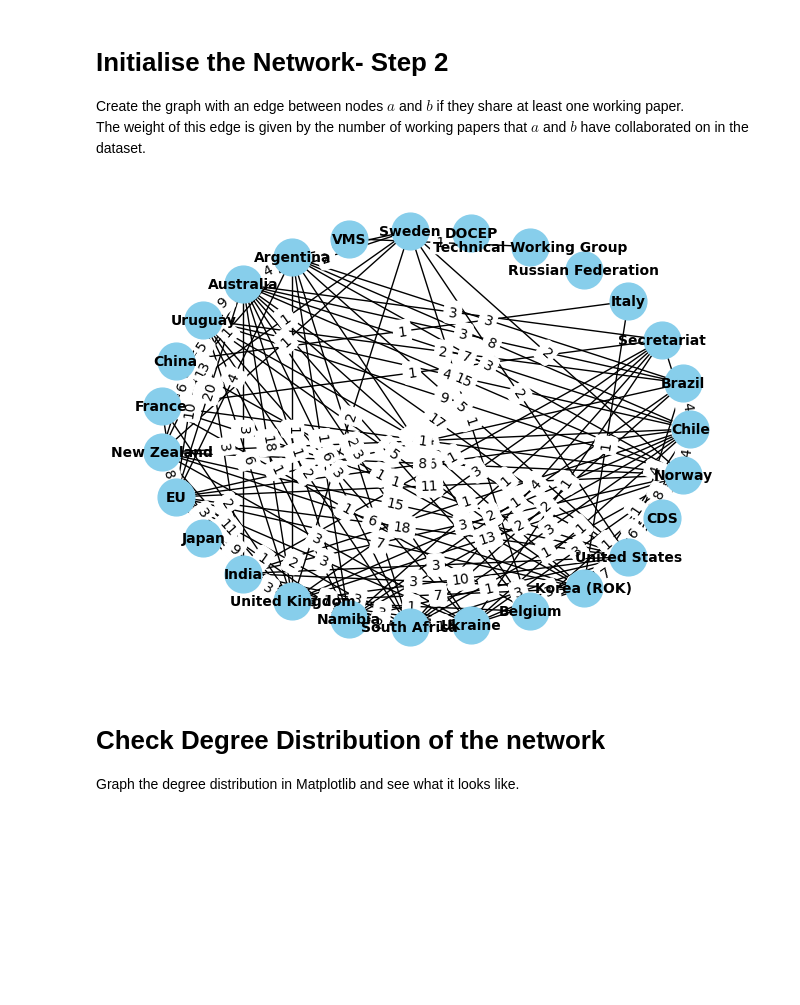
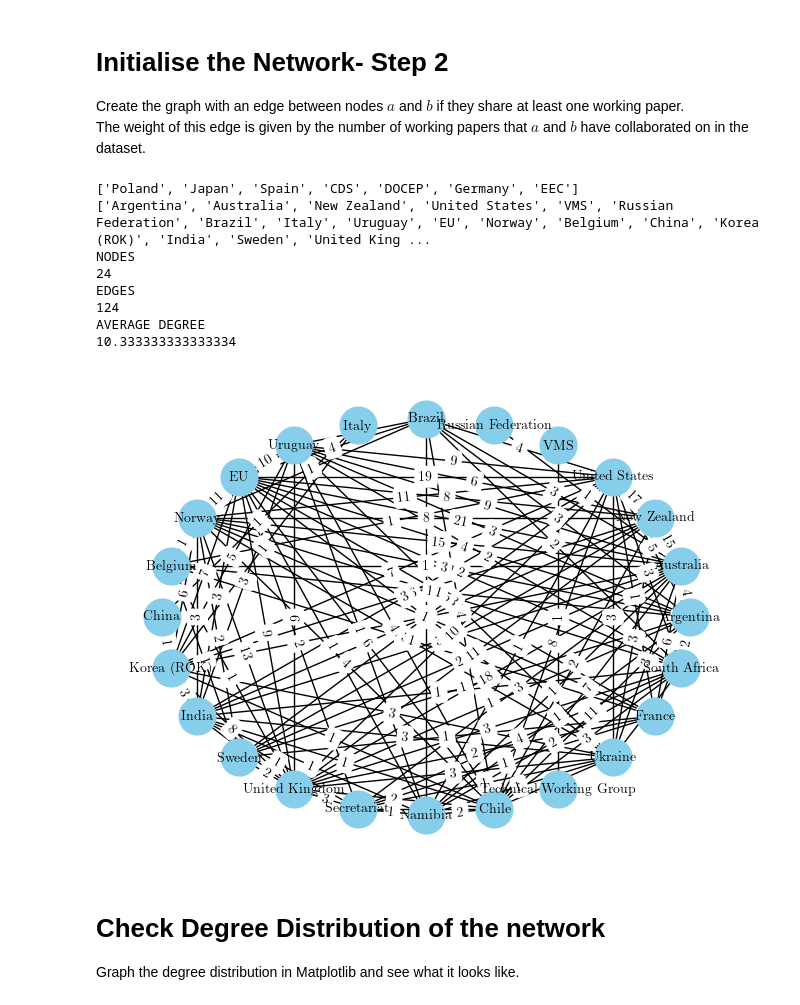
Before and after one commit to vineyk24/PhD, a Jupyter notebook: CCAMLR_network_investigation.ipynb, the cells around one changed output. Cells and saved outputs as stored; diff of their text form; code cells hidden in the pictures; blank space fills up the shorter version.

```diff
--- a/CCAMLR_network_investigation.ipynb
+++ b/CCAMLR_network_investigation.ipynb
@@ -15,8 +15,8 @@ from scipy.optimize import curve_fit
 from scipy.stats import spearmanr
 from itertools import combinations,combinations_with_replacement
 
-lower_year_threshold = 2005  # Define your lower year threshold
-upper_year_threshold = 2023  # Define your upper year threshold
+lower_year_threshold = 1980  # Define your lower year threshold
+upper_year_threshold = 2024  # Define your upper year threshold
 
 # Read the CCAMLR dataset and initialise it into a Pandas Dataframe
 def read_CCAMLR_dataset():
@@ -106,35 +106,52 @@ def add_edges(df,CCAMLR_network):
     for n1 in nodes:
         for n2 in nodes:
             #Count the number of working papers that node n1 and node n2 share
             if n1!=n2:
                 count=0
                 for r in all_rows:
                     if n1 in r and n2 in r:
                         count+=1
                         continue
                 # Count is the total weight of the edge.
                 if count >=1:
                     CCAMLR_network.add_edge(n1,n2,weight=count)
     return
 
 add_edges(filtered_df,CCAMLR_network)
 
 # Test the edge collection, to see if it is correct.
 #Checked and looks good!
 # e.g correctly reports that Australia and Norway share 15 working papers together.
 #print(CCAMLR_network["Australia"]["Norway"]["weight"])
-
+print(list(nx.isolates(CCAMLR_network)))
+CCAMLR_network.remove_nodes_from(list(nx.isolates(CCAMLR_network)))
+print(CCAMLR_network.nodes)
 # Visualize the network
 pos = nx.circular_layout(CCAMLR_network)  # Positions for all nodes with specified spacing
 nx.draw(CCAMLR_network, pos, with_labels=True, node_size=700, node_color='skyblue', font_size=10, font_weight='bold')
 
 # Draw edge labels
 edge_labels = nx.get_edge_attributes(CCAMLR_network, 'weight')
 nx.draw_networkx_edge_labels(CCAMLR_network, pos, edge_labels=edge_labels)
+print("NODES")
+print(CCAMLR_network.number_of_nodes())
+print("EDGES")
+print(CCAMLR_network.number_of_edges())
+print("AVERAGE DEGREE")
+avg_degree = np.mean([degree for _, degree in CCAMLR_network.degree()])
+print(avg_degree)
 
 plt.show()
 # %% [output]
+['Poland', 'Japan', 'Spain', 'CDS', 'DOCEP', 'Germany', 'EEC']
+['Argentina', 'Australia', 'New Zealand', 'United States', 'VMS', 'Russian Federation', 'Brazil', 'Italy', 'Uruguay', 'EU', 'Norway', 'Belgium', 'China', 'Korea (ROK)', 'India', 'Sweden', 'United King ...
+NODES
+24
+EDGES
+124
+AVERAGE DEGREE
+10.333333333333334
-[figure, old version]
+[figure, new version]
 # %% [markdown]
 # Check Degree Distribution of the network
 Graph the degree distribution in Matplotlib and see what it looks like.
```
Also changed, not shown: parts of 4 cells of this notebook, 1 other file.
